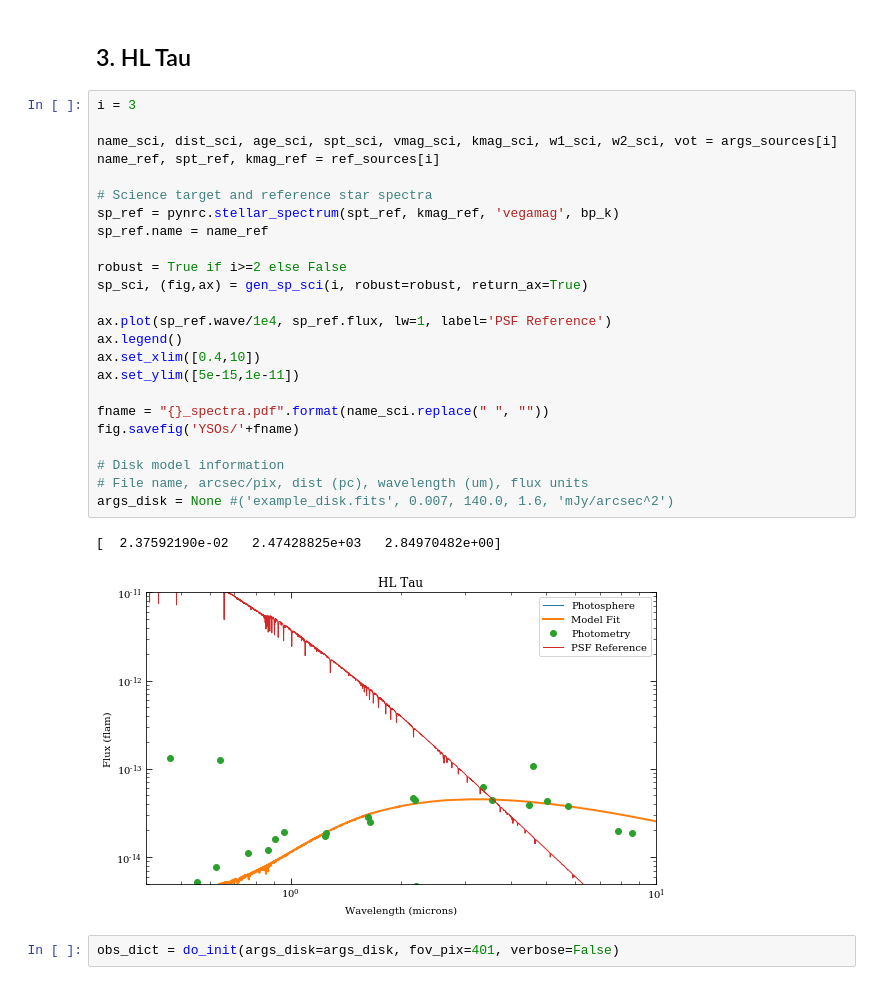
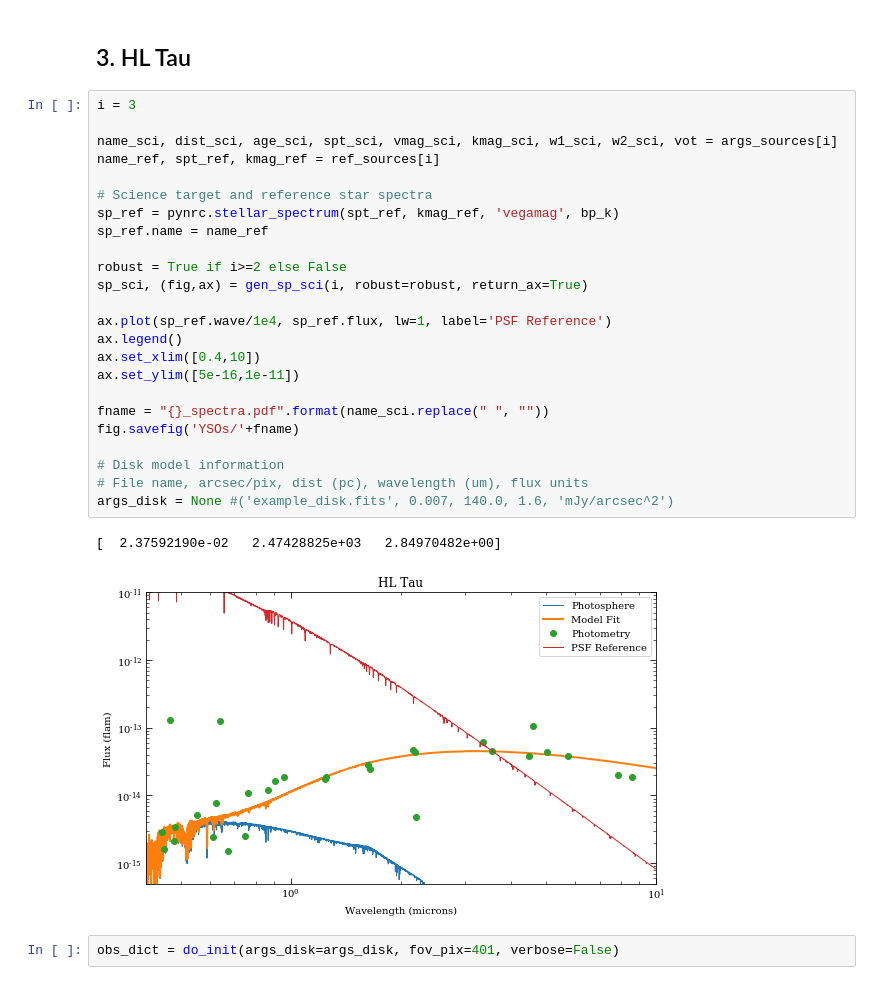
Before and after one commit to JarronL/pynrc, a Jupyter notebook: notebooks/GTO/NRC_GTO_YSO_Imaging.ipynb, the cells around one changed output. Cells and saved outputs as stored; diff of their text form.

```diff
--- a/notebooks/GTO/NRC_GTO_YSO_Imaging.ipynb
+++ b/notebooks/GTO/NRC_GTO_YSO_Imaging.ipynb
@@ -913,30 +913,30 @@ fig.savefig(outdir+fname)
 # %%
 i = 3
 
 name_sci, dist_sci, age_sci, spt_sci, vmag_sci, kmag_sci, w1_sci, w2_sci, vot = args_sources[i]
 name_ref, spt_ref, kmag_ref = ref_sources[i]
 
 # Science target and reference star spectra
 sp_ref = pynrc.stellar_spectrum(spt_ref, kmag_ref, 'vegamag', bp_k)
 sp_ref.name = name_ref
 
 robust = True if i>=2 else False
 sp_sci, (fig,ax) = gen_sp_sci(i, robust=robust, return_ax=True)
 
 ax.plot(sp_ref.wave/1e4, sp_ref.flux, lw=1, label='PSF Reference')
 ax.legend()
 ax.set_xlim([0.4,10])
-ax.set_ylim([5e-15,1e-11])
+ax.set_ylim([5e-16,1e-11])
 
 fname = "{}_spectra.pdf".format(name_sci.replace(" ", ""))
 fig.savefig('YSOs/'+fname)
 
 # Disk model information
 # File name, arcsec/pix, dist (pc), wavelength (um), flux units
 args_disk = None #('example_disk.fits', 0.007, 140.0, 1.6, 'mJy/arcsec^2')
 # %% [output]
 [  2.37592190e-02   2.47428825e+03   2.84970482e+00]
-[figure, old version]
+[figure, new version]
 # %%
 obs_dict = do_init(args_disk=args_disk, fov_pix=401, verbose=False)
 # %%
```
Also changed, not shown: 1 other file.
